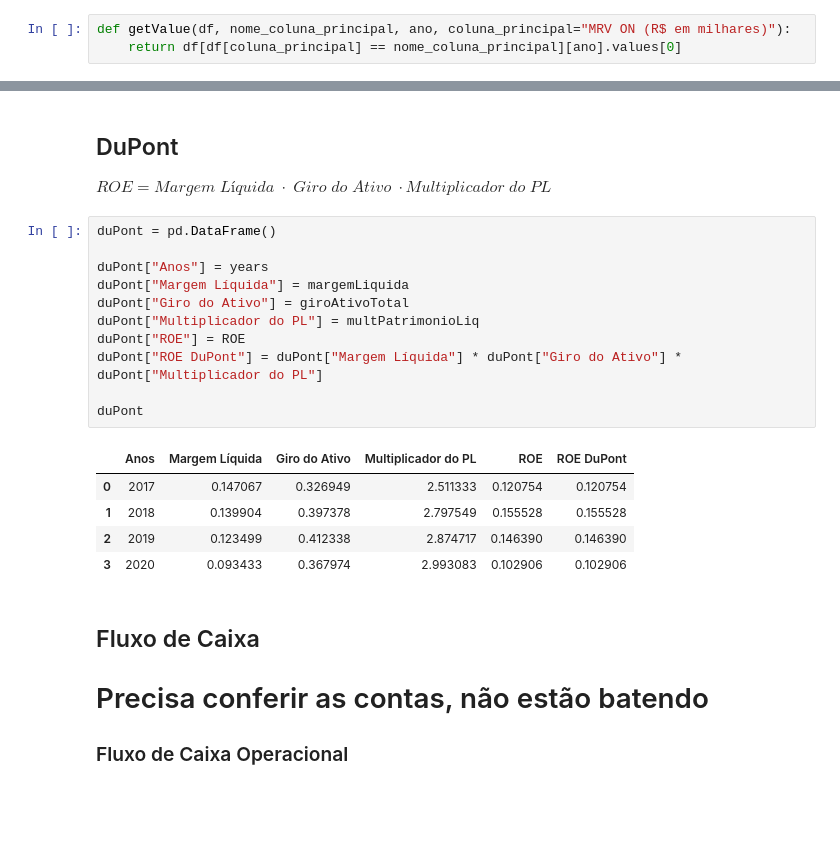
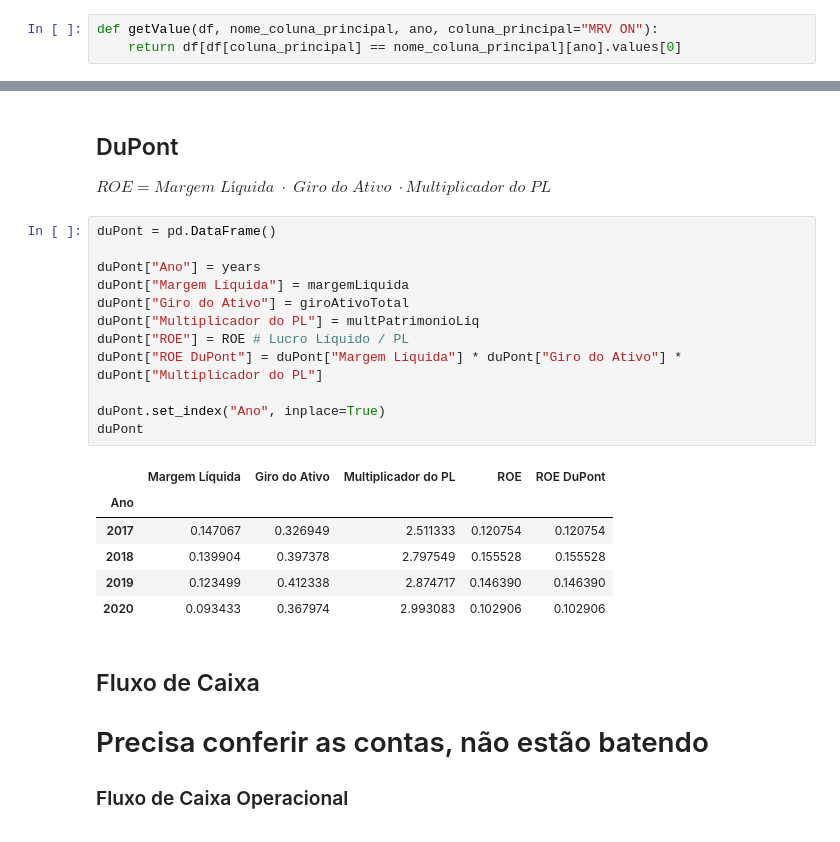
Before and after one commit to pedrotramos/Analise-MRV, a Jupyter notebook: APS.ipynb, the cells around one changed output, grey strips where cells are left out. Cells and saved outputs as stored; diff of their text form; blank space fills up the shorter version.

```diff
--- a/APS.ipynb
+++ b/APS.ipynb
@@ -24,7 +24,7 @@ DRE.dropna(how='all', axis='columns', inplace=True); # ; supress output
 # %% [markdown]
 ## Função para encontrar células nos DataFrames com base em DF, nome da conta e ano
 # %%
-def getValue(df, nome_coluna_principal, ano, coluna_principal="MRV ON (R$ em milhares)"):
+def getValue(df, nome_coluna_principal, ano, coluna_principal="MRV ON"):
     return df[df[coluna_principal] == nome_coluna_principal][ano].values[0]
 # %% [markdown]
 ## Indicadores de Solvência de Curto Prazo
@@ -388,20 +398,22 @@ $ROE = Margem \; Líquida \; \cdot \; Giro \; do \; Ativo \; \cdot Multiplicador
 # %%
 duPont = pd.DataFrame()
 
-duPont["Anos"] = years
+duPont["Ano"] = years
 duPont["Margem Líquida"] = margemLiquida
 duPont["Giro do Ativo"] = giroAtivoTotal
 duPont["Multiplicador do PL"] = multPatrimonioLiq
-duPont["ROE"] = ROE
+duPont["ROE"] = ROE # Lucro Líquido / PL
 duPont["ROE DuPont"] = duPont["Margem Líquida"] * duPont["Giro do Ativo"] * duPont["Multiplicador do PL"]
 
+duPont.set_index("Ano", inplace=True)
 duPont
 # %% [output]
-|  | Anos | Margem Líquida | Giro do Ativo | Multiplicador do PL | ROE | ROE DuPont |
-| 0 | 2017 | 0.147067 | 0.326949 | 2.511333 | 0.120754 | 0.120754 |
-| 1 | 2018 | 0.139904 | 0.397378 | 2.797549 | 0.155528 | 0.155528 |
-| 2 | 2019 | 0.123499 | 0.412338 | 2.874717 | 0.146390 | 0.146390 |
-| 3 | 2020 | 0.093433 | 0.367974 | 2.993083 | 0.102906 | 0.102906 |
+|  | Margem Líquida | Giro do Ativo | Multiplicador do PL | ROE | ROE DuPont |
+| Ano |  |  |  |  |  |
+| 2017 | 0.147067 | 0.326949 | 2.511333 | 0.120754 | 0.120754 |
+| 2018 | 0.139904 | 0.397378 | 2.797549 | 0.155528 | 0.155528 |
+| 2019 | 0.123499 | 0.412338 | 2.874717 | 0.146390 | 0.146390 |
+| 2020 | 0.093433 | 0.367974 | 2.993083 | 0.102906 | 0.102906 |
 # %% [markdown]
 ## Fluxo de Caixa
 
```
Also changed, not shown: parts of 14 cells of this notebook, 2 other files.
